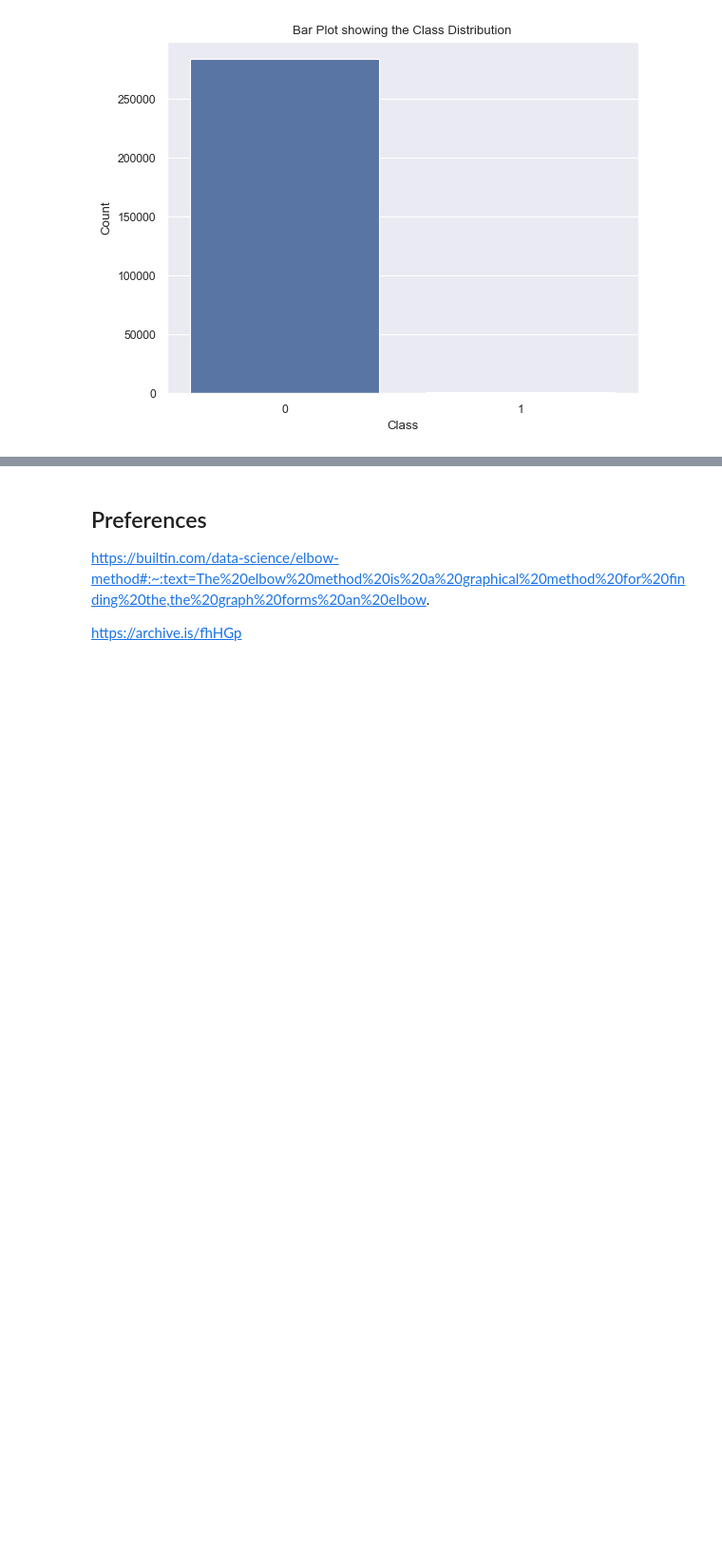
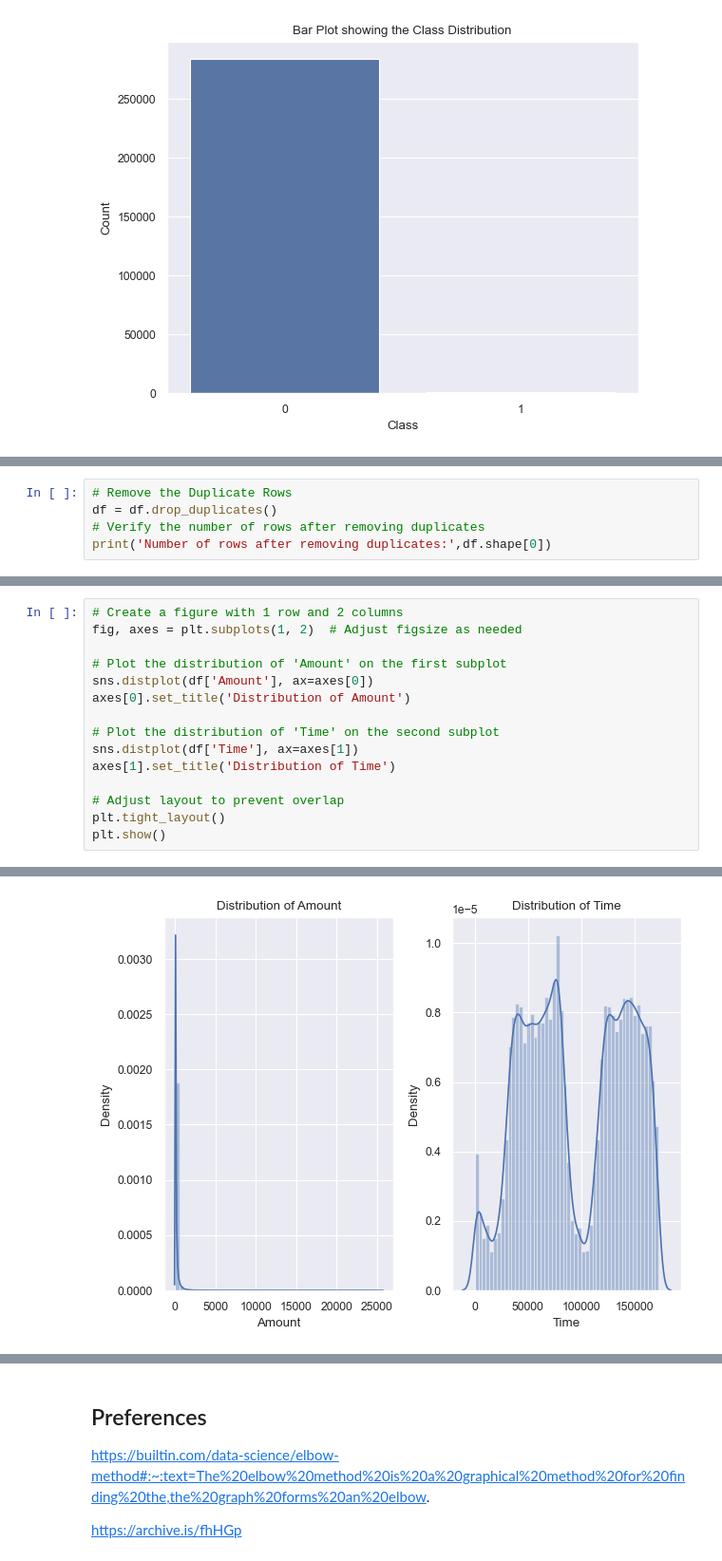
Before and after one commit to yvonnevydao/Credit_Fraud_Detection, a Jupyter notebook: credit_fraud_detection.ipynb, the cells around one changed output, grey strips where cells are left out. Shown at 95% size. Cells and saved outputs as stored; diff of their text form; blank space fills up the shorter version.

```diff
--- a/credit_fraud_detection.ipynb
+++ b/credit_fraud_detection.ipynb
@@ -114,0 +150,5 @@ As we can see, the dataset is very imbalanced as most of the transaction are **N
+# %%
+# Remove the Duplicate Rows
+df = df.drop_duplicates()
+# Verify the number of rows after removing duplicates
+print('Number of rows after removing duplicates:',df.shape[0])
@@ -114,0 +169,16 @@ As we can see, the dataset is very imbalanced as most of the transaction are **N
+# %%
+# Create a figure with 1 row and 2 columns
+fig, axes = plt.subplots(1, 2)  # Adjust figsize as needed
+
+# Plot the distribution of 'Amount' on the first subplot
+sns.distplot(df['Amount'], ax=axes[0])
+axes[0].set_title('Distribution of Amount')
+
+# Plot the distribution of 'Time' on the second subplot
+sns.distplot(df['Time'], ax=axes[1])
+axes[1].set_title('Distribution of Time')
+
+# Adjust layout to prevent overlap
+plt.tight_layout()
+plt.show()
+# %% [output]
@@ -114,0 +204 @@ As we can see, the dataset is very imbalanced as most of the transaction are **N
+[figure, added]
```
Also changed, not shown: parts of 32 cells of this notebook.
